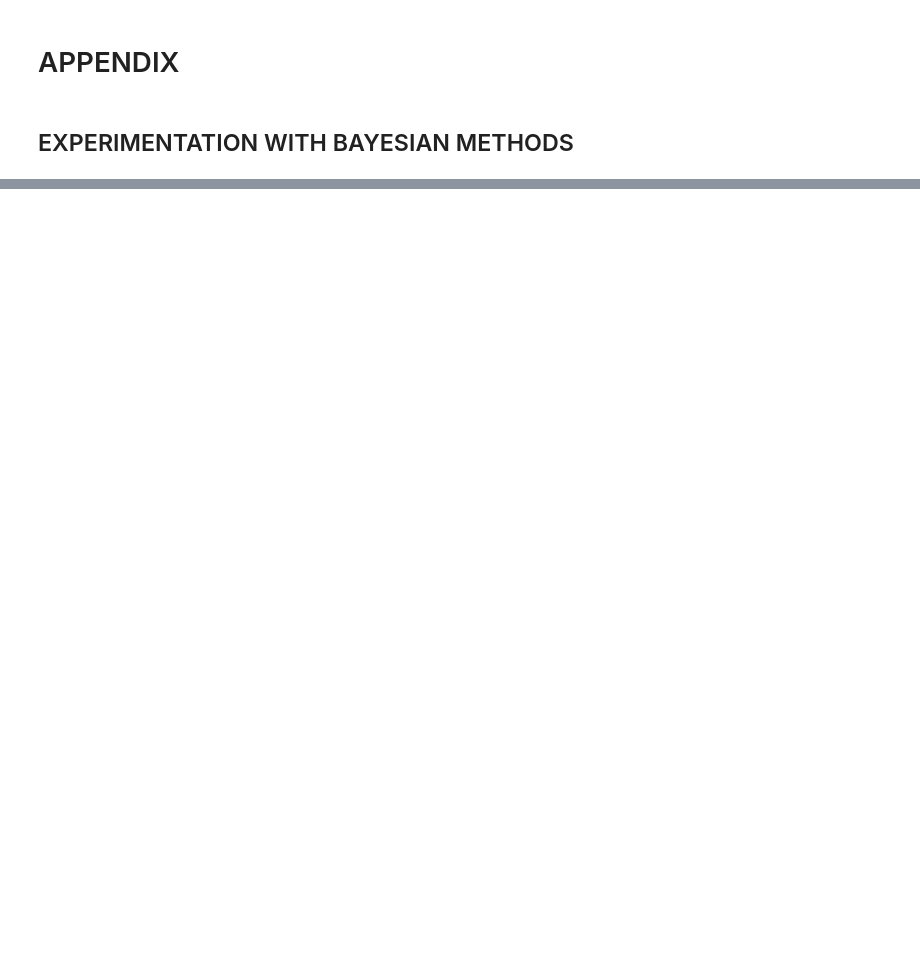
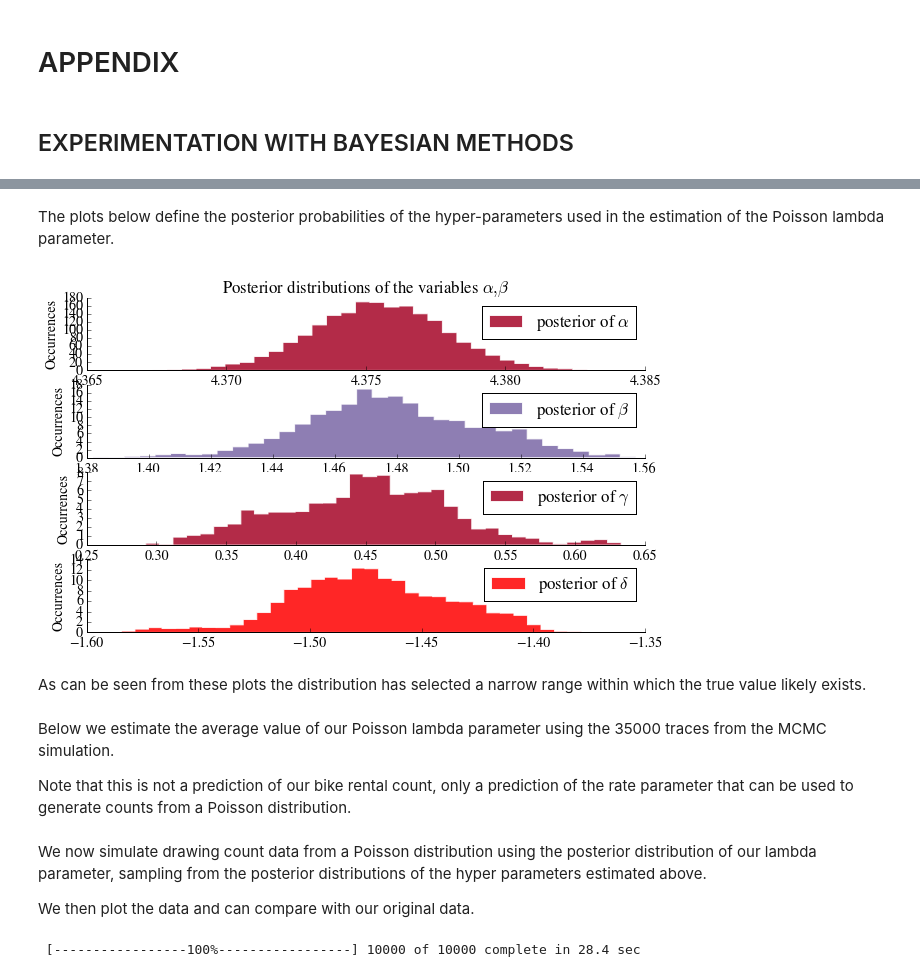
Before and after one commit to fraser-campbell/Machine-Learning-Projects, a Jupyter notebook: Bike Sharing/Bike Sharing.ipynb, the cells around one changed output, grey strips where cells are left out. Cells and saved outputs as stored; diff of their text form; code cells hidden in the pictures; blank space fills up the shorter version.

```diff
--- a/Bike Sharing/Bike Sharing.ipynb
+++ b/Bike Sharing/Bike Sharing.ipynb
@@ -942,7 +836,0 @@ mcmc.sample(50000, 10000)
-# %%
-#Simulate data points
-simulated = mc.Poisson("poisson_sim", rate_param)
-N = 10000
-
-mcmc = mc.MCMC([simulated, observed])
-mcmc.sample(N)
@@ -1046,7 +837,45 @@ mcplot(mcmc)
-# %%
-#Simulate data points
-simulated = mc.NegativeBinomial("predictive", mean, alpha)
-N = 10000
-
-mcmc = mc.MCMC([simulated, obs, mean, alpha])
-mcmc.sample(N)
+# %% [markdown]
+The plots below define the posterior probabilities of the hyper-parameters used in the estimation of the Poisson lambda parameter.
+# %%
+alpha_samples = mcmc.trace('alpha')[:, None]  # best to make them 1d
+beta_samples = mcmc.trace('beta')[:, None]
+gamma_samples = mcmc.trace('gamma')[:, None]
+delta_samples = mcmc.trace('delta')[:, None]
+
+# histograms of the samples:
+plt.subplot(411)
+plt.title(r"Posterior distributions of the variables $\alpha, \beta$")
+plt.ylabel("Occurrences")
+plt.hist(alpha_samples, histtype='stepfilled', bins=35, alpha=0.85,
+         label=r"posterior of $\alpha$", color="#A60628", normed=True)
+plt.legend()
+remove_border()
+
+plt.subplot(412)
+plt.ylabel("Occurrences")
+plt.hist(beta_samples, histtype='stepfilled', bins=35, alpha=0.85,
+         label=r"posterior of $\beta$", color="#7A68A6", normed=True)
+plt.legend()
+remove_border()
+
+plt.subplot(413)
+plt.ylabel("Occurrences")
+plt.hist(gamma_samples, histtype='stepfilled', bins=35, alpha=0.85,
+         label=r"posterior of $\gamma$", color="#A60628", normed=True)
+plt.legend()
+remove_border()
+
+plt.subplot(414)
+plt.ylabel("Occurrences")
+plt.hist(delta_samples, histtype='stepfilled', bins=35, alpha=0.85,
+         label=r"posterior of $\delta$", color="red", normed=True)
+plt.legend()
+remove_border()
+# %% [output]
+[figure, added]
+# %% [markdown]
+As can be seen from these plots the distribution has selected a narrow range within which the true value likely exists.
+# %% [markdown]
+Below we estimate the average value of our Poisson lambda parameter using the 35000 traces from the MCMC simulation.
+
+Note that this is not a prediction of our bike rental count, only a prediction of the rate parameter that can be used to generate counts from a Poisson distribution.
@@ -1052,0 +889,13 @@ mcmc.sample(N)
+# %% [markdown]
+We now simulate drawing count data from a Poisson distribution using the posterior distribution of our lambda parameter, sampling from the posterior distributions of the hyper parameters estimated above.
+
+We then plot the data and can compare with our original data.
+# %%
+#Simulate data points
+simulated = mc.Poisson("poisson_sim", rate_param)
+N = 10000
+
+mcmc = mc.MCMC([simulated, alpha, beta, gamma, delta, observed])
+mcmc.sample(N)
+# %% [output]
+ [-----------------100%-----------------] 10000 of 10000 complete in 28.4 sec
```
Also changed, not shown: parts of 88 cells of this notebook.
